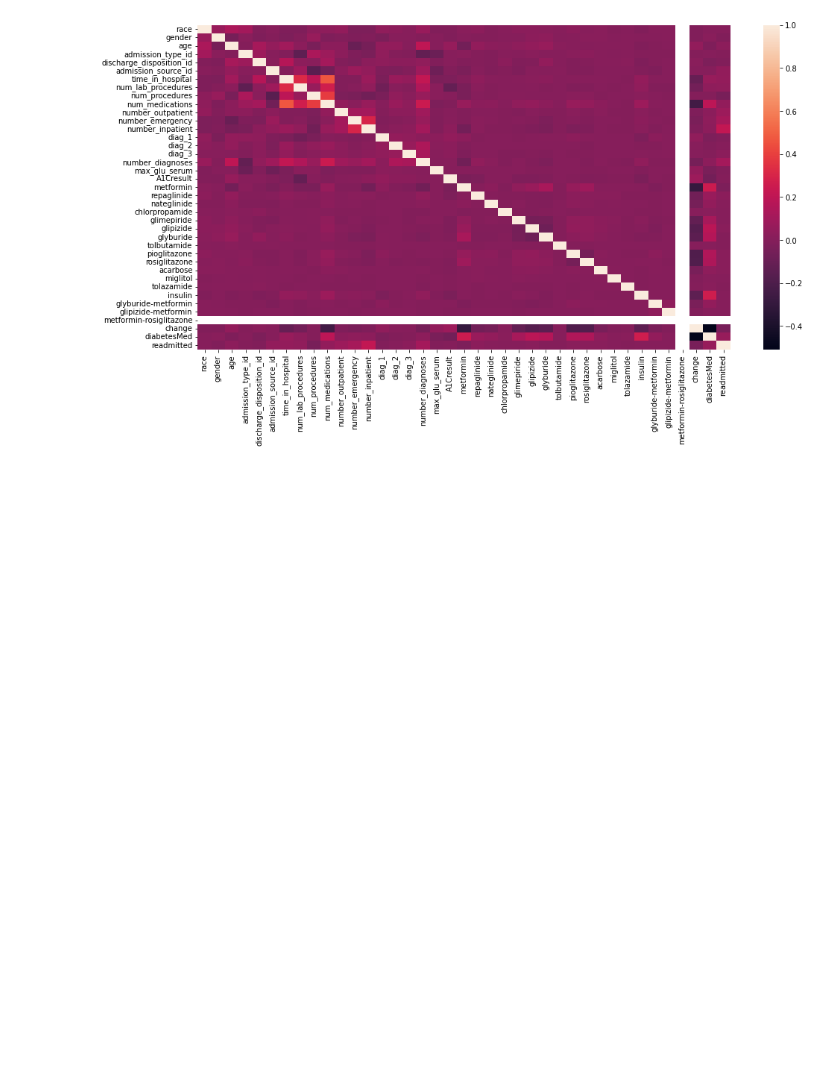
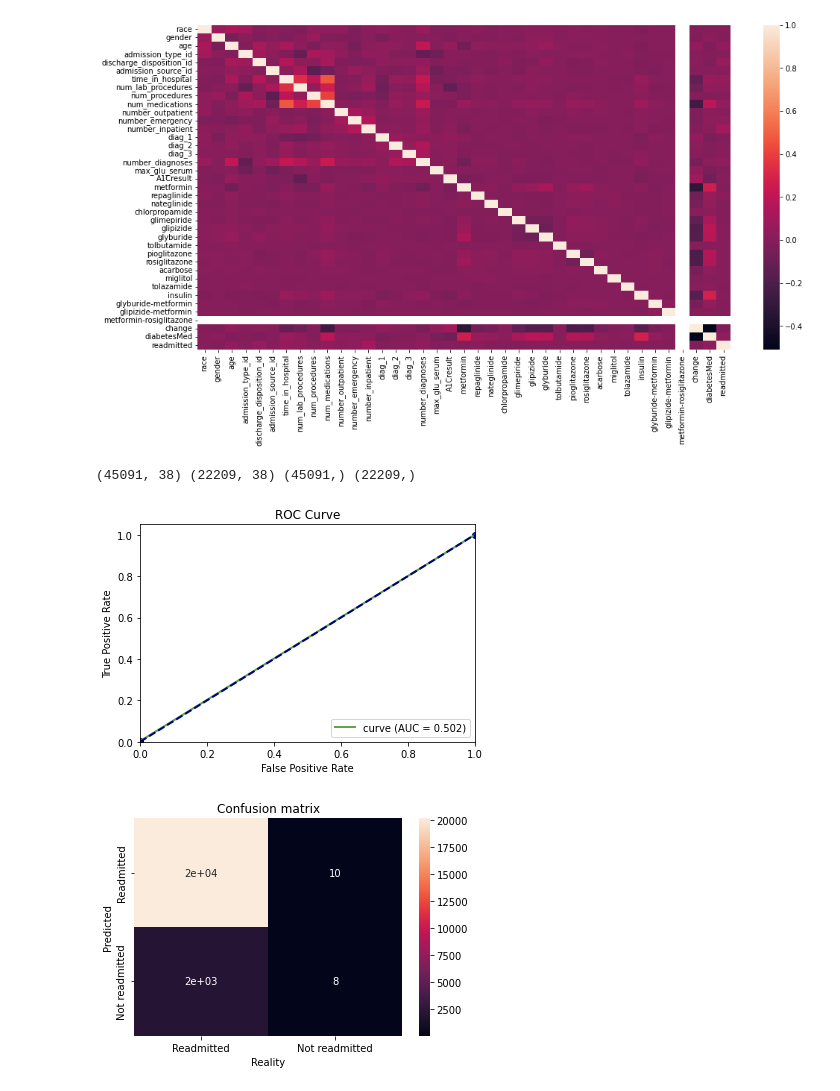
Before and after one commit to Const679/Python-Diabete, a Jupyter notebook: Final_project.ipynb, the cells around one changed output. Cells and saved outputs as stored; diff of their text form; code cells hidden in the pictures; blank space fills up the shorter version.

```diff
--- a/Final_project.ipynb
+++ b/Final_project.ipynb
@@ -379,0 +361,6 @@ plt.show()
+# %%
+X, y = data.loc[:,data.columns!='readmitted'],data['readmitted']
+X_train, X_test, y_train, y_test = train_test_split(X, y, test_size=0.33)
+print(X_train.shape, X_test.shape, y_train.shape, y_test.shape)
+# %% [output]
+(45091, 38) (22209, 38) (45091,) (22209,)
@@ -380,3 +371,19 @@ plt.show()
+# %%
+lr = LogisticRegression()
+lr.fit(X_train,y_train)
+y_pred=lr.predict(X_test)
+res_metrics(X_test,y_test,y_pred)
+roc_auc( y_test, y_pred)
+sns.heatmap(sklearn.metrics.confusion_matrix(y_test, y_pred),annot=True,
+            xticklabels=["Readmitted", "Not readmitted"],
+            yticklabels=["Readmitted", "Not readmitted"])
+plt.ylabel("Predicted")
+plt.xlabel("Reality")
+plt.title("Confusion matrix")
+plt.show()
+# %% [output]
+[figure, added]
+[figure, added]
 # %%
 df.readmitted.value_counts()
 # %% [output]
```
Also changed, not shown: parts of 48 cells of this notebook.
